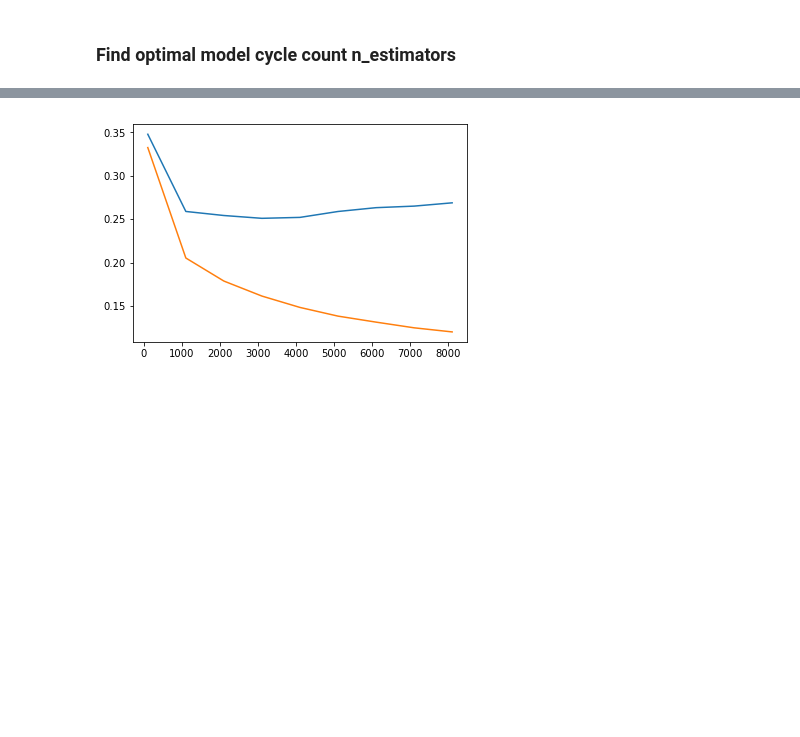
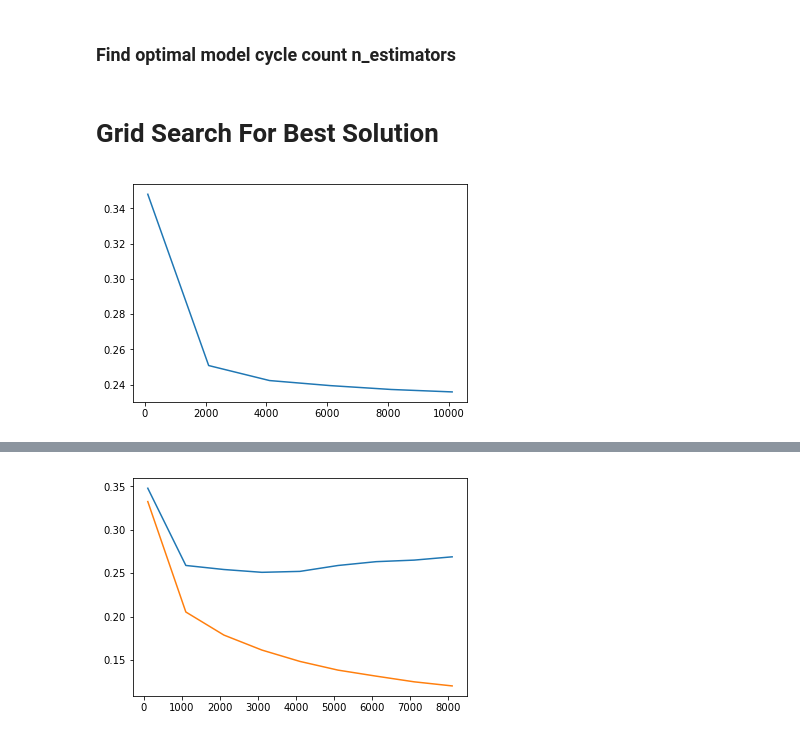
Before and after one commit to coffeenmusic/Kaggle-Titanic-Competition, a Jupyter notebook: Titanic Contest.ipynb, the cells around one changed output, grey strips where cells are left out. Drawn from its saved outputs; the diff is of its cells as text; code cells hidden in the pictures; blank space fills up the shorter version.

```diff
--- a/Titanic Contest.ipynb
+++ b/Titanic Contest.ipynb
@@ -88,8 +102,9 @@ def impute_data(df):
 
     return imputed
 # %%
-df_train_X = impute_data(df_train_X)
-df_val_X = impute_data(df_val_X)
+# df_train_X = impute_data(df_train_X)
+# df_val_X = impute_data(df_val_X)
+df_train_X = impute_data(train_processed)
 df_test_X = impute_data(test_processed)
 # %%
 # Get just data, drop dataframe
@@ -129,0 +145,22 @@ def get_train_val_data(plot_range):
+# %%
+from sklearn.model_selection import cross_val_score
+
+def get_cross_val_scores(plot_range, X, y, learning_rate=0.01):
+    scores = []
+    for n in plot_range:
+        model = XGBRegressor(n_estimators=n, learning_rate=learning_rate)
+        model.fit(X, y)
+
+        n_scores = cross_val_score(model, X, y, scoring='neg_mean_absolute_error')
+        scores += [-1*n_scores.mean()]
+    return scores
+# %% [markdown]
+# Grid Search For Best Solution
+# %%
+# Broad plot
+test_range = range(100, 11000, 2000)
+val_mean_error = get_cross_val_scores(test_range, train_X, y)
+plt.plot(test_range, val_mean_error)
+plt.show()
+# %% [output]
+[figure, added]
```
Also changed, not shown: parts of 12 cells of this notebook.
